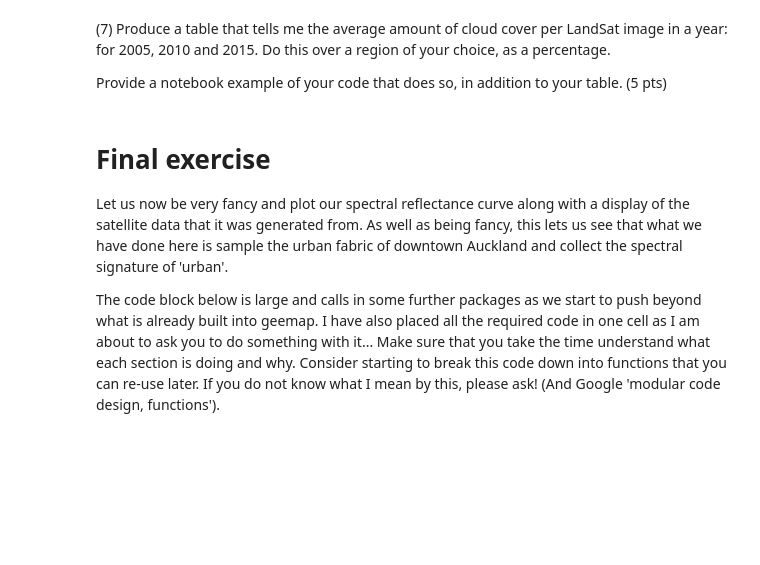
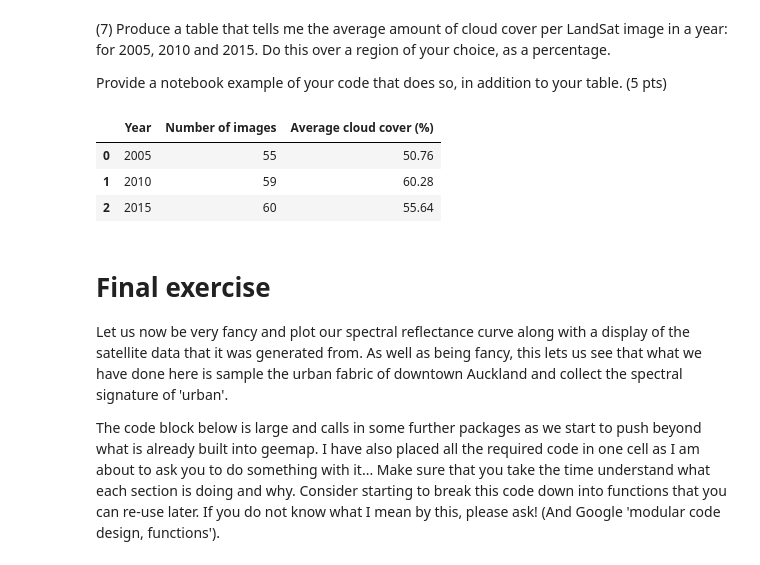
Before and after one commit to lucyr123/SatelliteDataAI-UOA, a Jupyter notebook: Lab-Notebooks/761_Lab1.ipynb, the cells around one changed output. Cells and saved outputs as stored; diff of their text form; code cells hidden in the pictures; blank space fills up the shorter version.

```diff
--- a/Lab-Notebooks/761_Lab1.ipynb
+++ b/Lab-Notebooks/761_Lab1.ipynb
@@ -236,6 +316,90 @@ Map
 (7) Produce a table that tells me the average amount of cloud cover per LandSat image in a year: for 2005, 2010 and 2015. Do this over a region of your choice, as a percentage.
 
 Provide a notebook example of your code that does so, in addition to your table. (5 pts)
+# %%
+# Average annual Landsat 7 cloud cover over Auckland
+
+import pandas as pd
+
+# 5 km radius around central Auckland
+point = ee.Geometry.Point([174.7633, -36.8485])
+region = point.buffer(5000)
+
+
+def average_cloud_for_year(year):
+
+    start = ee.Date.fromYMD(year, 1, 1)
+    end = start.advance(1, 'year')
+
+    # Get every Landsat 7 image that covers the Auckland ROI in that year
+    collection = (
+        ee.ImageCollection('LANDSAT/LE07/C02/T1_L2')
+        .filterBounds(region)
+        .filterDate(start, end)
+    )
+
+    # Calculate cloud/cloud-shadow percentage within our ROI for each image
+    def add_roi_cloud_percentage(image):
+
+        qa = image.select('QA_PIXEL')
+
+        # Bit 3 = cloud
+        cloud = qa.bitwiseAnd(1 << 3).neq(0)
+
+        # Bit 4 = cloud shadow
+        cloud_shadow = qa.bitwiseAnd(1 << 4).neq(0)
+
+        # Pixels affected by either cloud or cloud shadow
+        cloud_or_shadow = cloud.Or(cloud_shadow).rename('cloud')
+
+        # Mean of a binary 0/1 image = fraction of cloud-affected pixels
+        cloud_fraction = cloud_or_shadow.reduceRegion(
+            reducer=ee.Reducer.mean(),
+            geometry=region,
+            scale=30,
+            maxPixels=1e9
+        ).get('cloud')
+
+        return image.set(
+            'ROI_CLOUD_PCT',
+            ee.Number(cloud_fraction).multiply(100)
+        )
+
+    # Apply calculation to every image
+    with_cloud = (
+        collection
+        .map(add_roi_cloud_percentage)
+        .filter(ee.Filter.notNull(['ROI_CLOUD_PCT']))
+    )
+
+    # Return the average for the year
+    return {
+        'Year': year,
+        'Number of images': with_cloud.size().getInfo(),
+        'Average cloud cover (%)':
+            with_cloud.aggregate_mean('ROI_CLOUD_PCT').getInfo()
+    }
+
+
+# Run for 2005, 2010 and 2015
+results = [
+    average_cloud_for_year(year)
+    for year in [2005, 2010, 2015]
+]
+
+# Make table with the results
+cloud_table = pd.DataFrame(results)
+
+cloud_table['Average cloud cover (%)'] = (
+    cloud_table['Average cloud cover (%)'].round(2)
+)
+
+display(cloud_table)
+# %% [output]
+|  | Year | Number of images | Average cloud cover (%) |
+| 0 | 2005 | 55 | 50.76 |
+| 1 | 2010 | 59 | 60.28 |
+| 2 | 2015 | 60 | 55.64 |
 # %% [markdown]
 # Final exercise
 Let us now be very fancy and plot our spectral reflectance curve along with a display of the satellite data that it was generated from. As well as being fancy, this lets us see that what we have done here is sample the urban fabric of downtown Auckland and collect the spectral signature of 'urban'.
```
Also changed, not shown: parts of 15 cells of this notebook.
